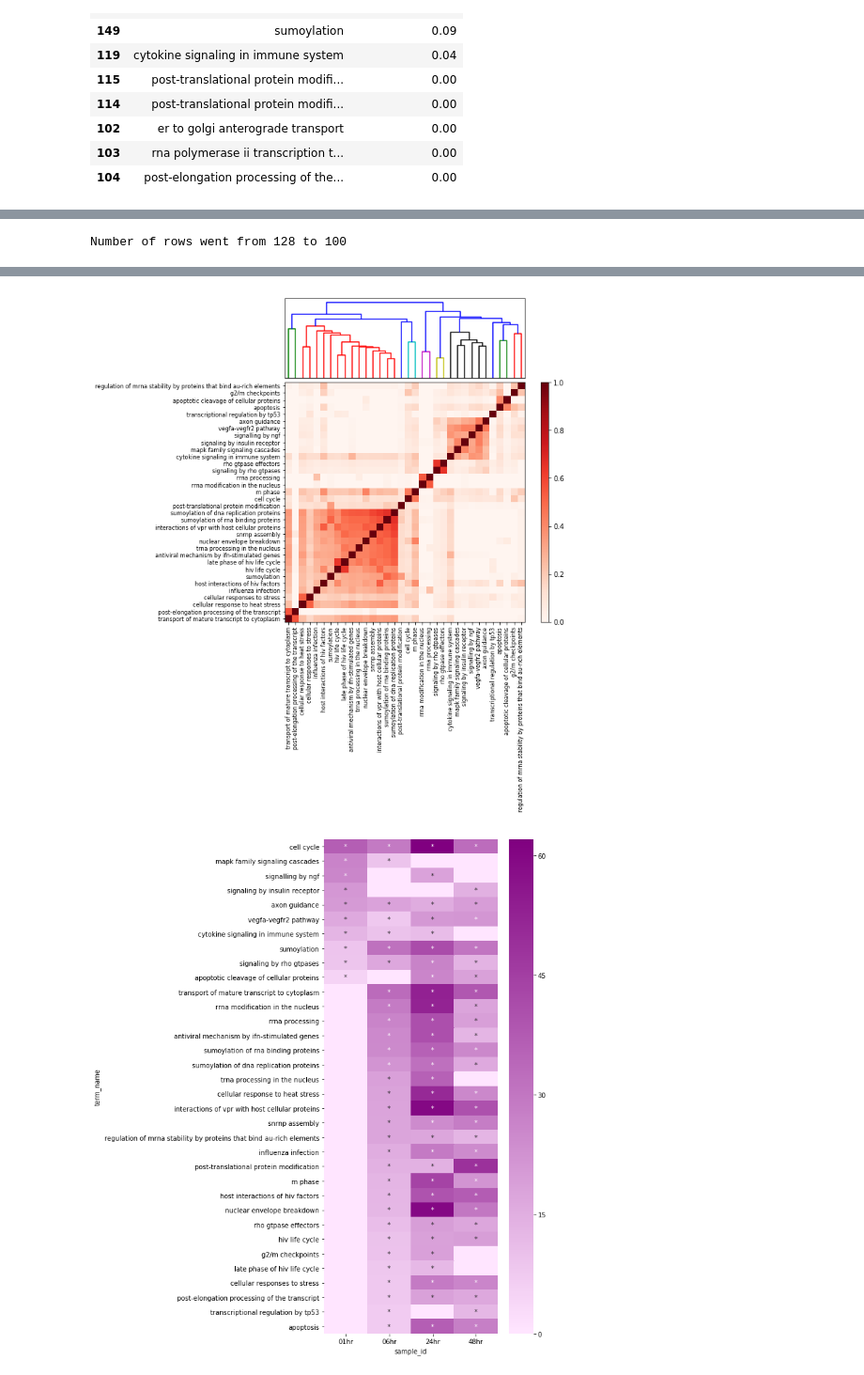
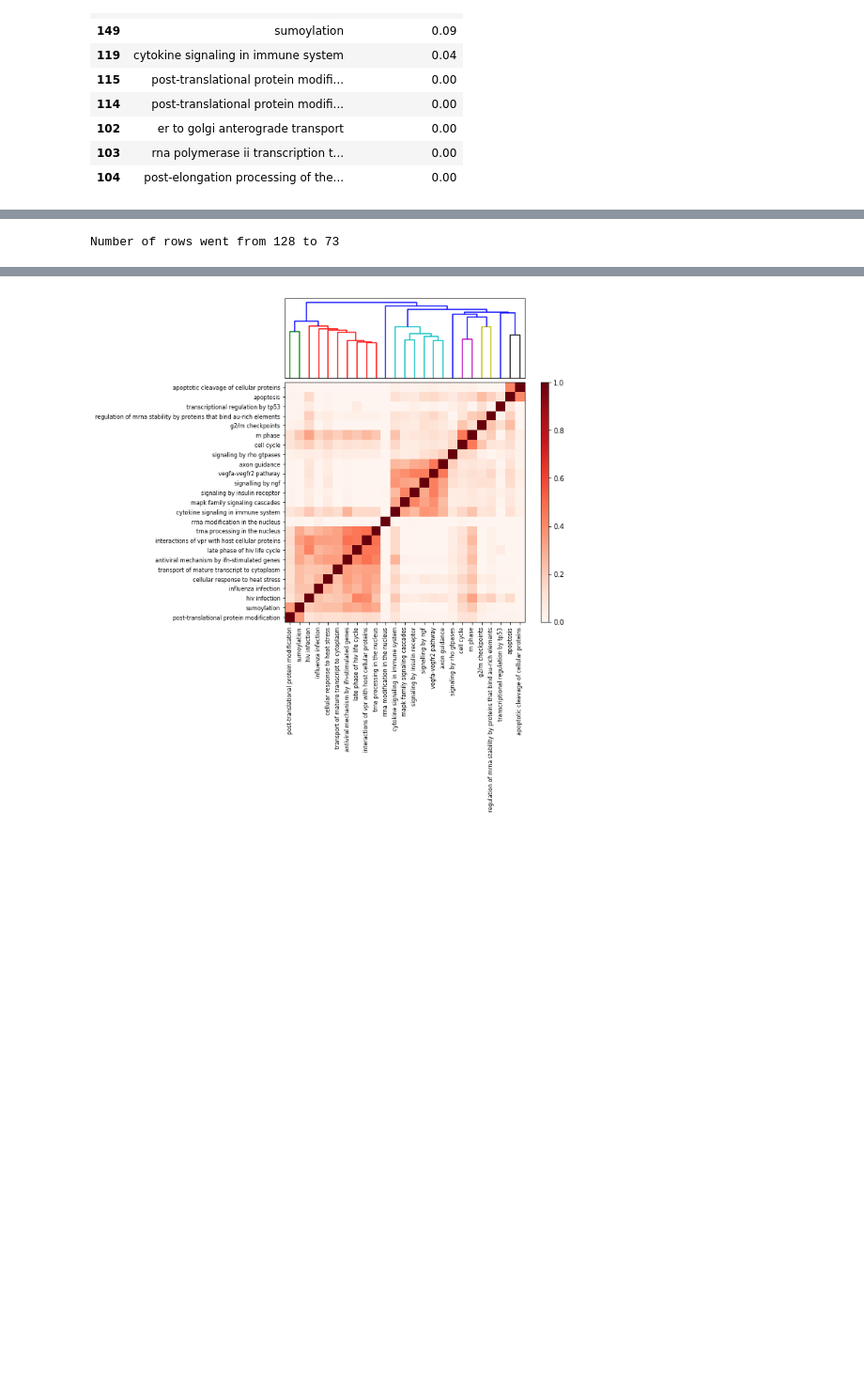
Before and after one commit to LoLab-MSM/MAGINE, a Jupyter notebook: examples/cisplatin/explore_enrichment_analysis.ipynb, the cells around one changed output, grey strips where cells are left out. Shown at 94% size. Saved outputs shown, nothing was run; the diff lists cells and outputs as text; code cells hidden in the pictures; blank space fills up the shorter version.

```diff
--- a/examples/cisplatin/explore_enrichment_analysis.ipynb
+++ b/examples/cisplatin/explore_enrichment_analysis.ipynb
@@ -23,8 +25,8 @@ from magine.plotting.wordcloud_tools import create_wordcloud
 Here we load in the results from enrichR
 # %%
 enrichment_array = load_enrichment_csv('Data/cisplatin_enrichment.csv.gz', index_col=0)
-enrichment_array['significant_flag'] = False
-enrichment_array.loc[enrichment_array['adj_p_value']<=0.05, 'significant_flag'] = True
+enrichment_array['significant'] = False
+enrichment_array.loc[enrichment_array['adj_p_value']<=0.05, 'significant'] = True
 # %%
 display(enrichment_array.head(5))
 # %% [output]
@@ -430,13 +556,7 @@ reactome_all_time.filter_by_minimum_sig_columns(
     index='term_name', columns='sample_id', min_terms=2,
     inplace=True
 )
-reactome_all_time.remove_redundant(threshold=.7, level='dataframe', inplace=True)
+reactome_all_time.remove_redundant(threshold=.5, level='dataframe', inplace=True)
 reactome_all_time.dist_matrix();
-display(reactome_all_time.head(10))
-heatmap_from_array(reactome_all_time,
-                   convert_to_log=True,
-                   fig_size=(6, 14),
-                   cluster_row=False,
-                   annotate_sig=True);
 # %% [output]
-Number of rows went from 128 to 100
+Number of rows went from 128 to 73
@@ -454,2 +563 @@ Number of rows went from 128 to 100
-[figure, old version]
+[figure, new version]
-[figure, removed]
```
Also changed, not shown: parts of 46 cells of this notebook, 4 other files.
